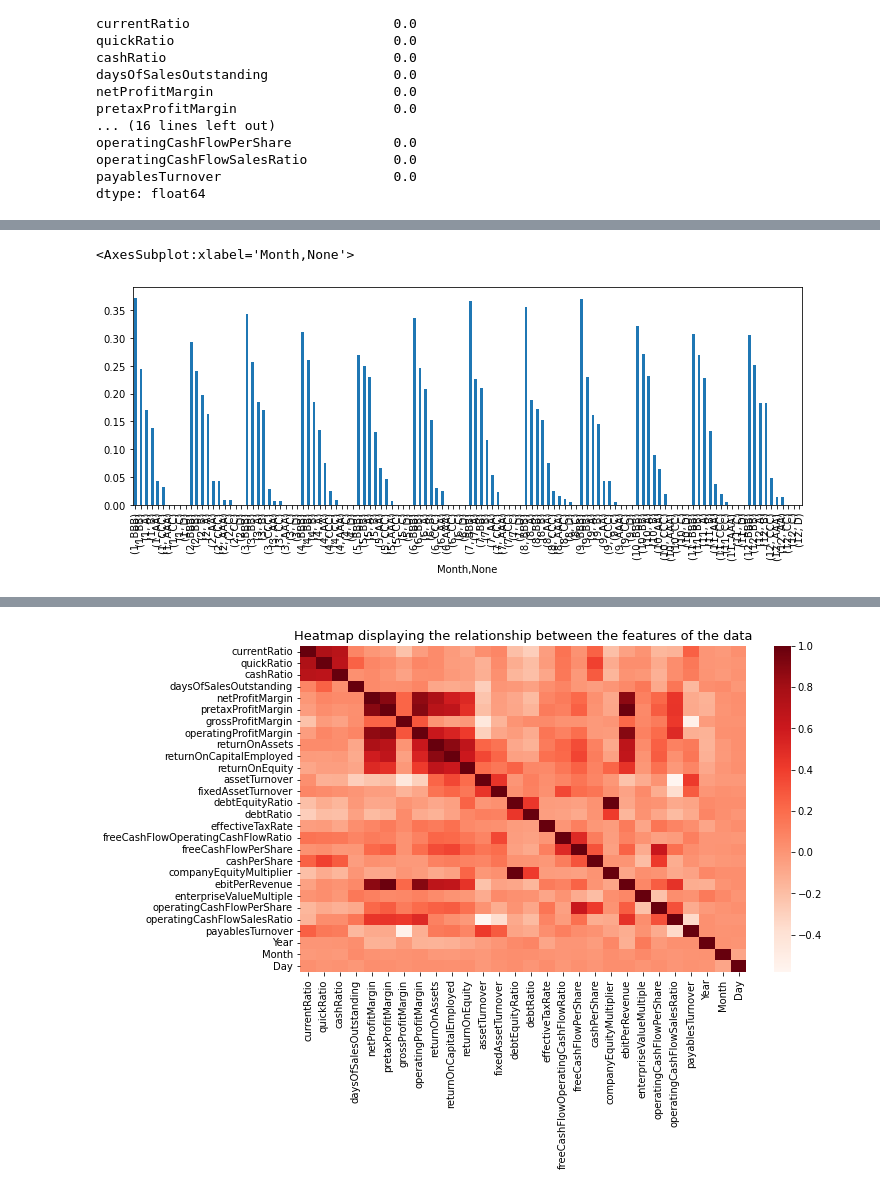
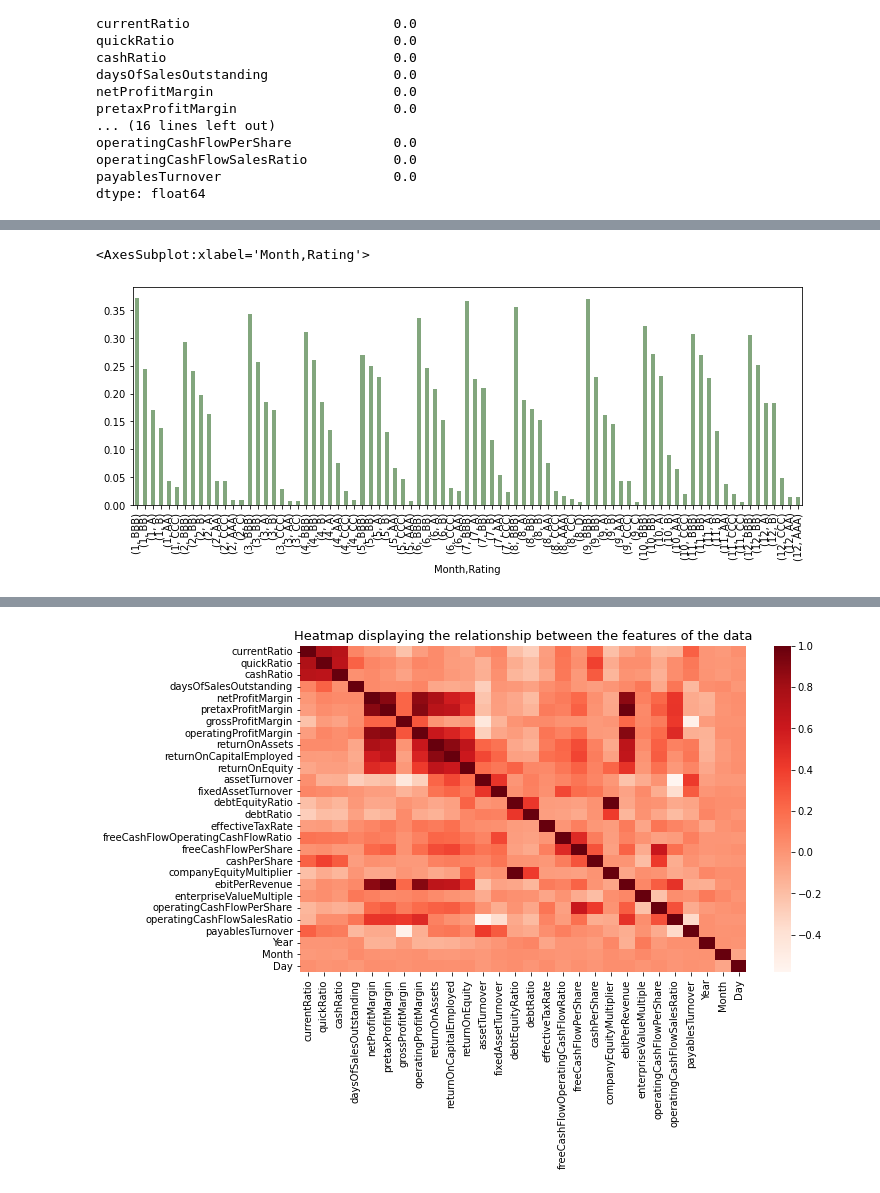
Before and after one commit to bethbarlow7/udacity_ds_nanodegree_capstone, a Jupyter notebook: data/EDA.ipynb, the cells around one changed output, grey strips where cells are left out. Cells and saved outputs as stored; diff of their text form; code cells hidden in the pictures.

```diff
--- a/data/EDA.ipynb
+++ b/data/EDA.ipynb
@@ -149,12 +144,15 @@ data['Day'] = data['Date'].dt.day
-# %%
-category_order_list = ['AAA', 'AA', 'A', 'BBB', 'BB', 'B', 'CCC', 'CC', 'C', 'D']
-data['Rating'] = data['Rating'].astype('category')
-
-data["Rating"] = data["Rating"].cat.set_categories(category_order_list, ordered=True)
 # %%
+# Check whether Month may influence credit rating
+data['Date'] = pd.to_datetime(data['Date'])
+
+# Extract day, month and year from date
+data['Year'] = data['Date'].dt.year
+data['Month'] = data['Date'].dt.month
+data['Day'] = data['Date'].dt.day
+
 fig, ax = plt.subplots(figsize=(12, 4))
 average_month_rating = data.groupby(["Month"])["Rating"].value_counts(normalize = True)
-average_month_rating.plot(kind = 'bar')
+average_month_rating.plot(kind = 'bar', color = "xkcd:greyish green") # no change in ratings pattern across months
 # %% [output]
-<AxesSubplot:xlabel='Month,None'>
+<AxesSubplot:xlabel='Month,Rating'>
-[figure, old version]
+[figure, new version]
```
Also changed, not shown: parts of 45 cells of this notebook, 4 other files.
